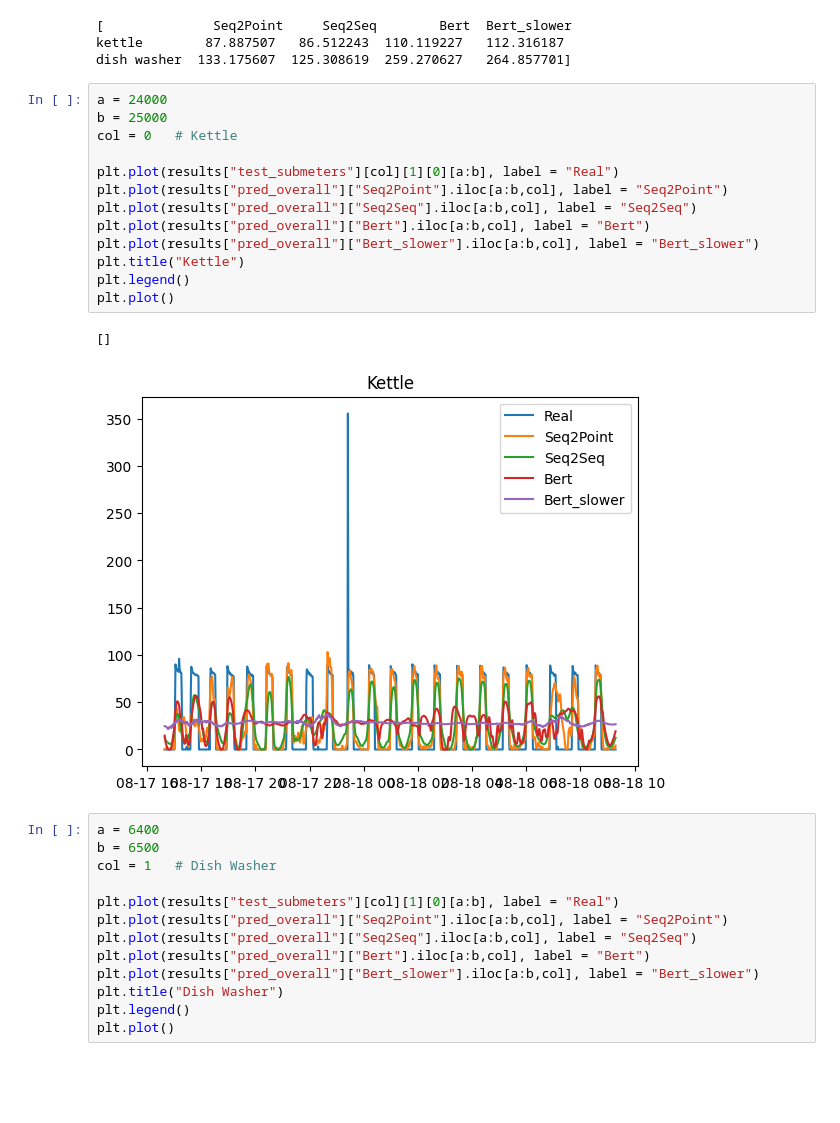
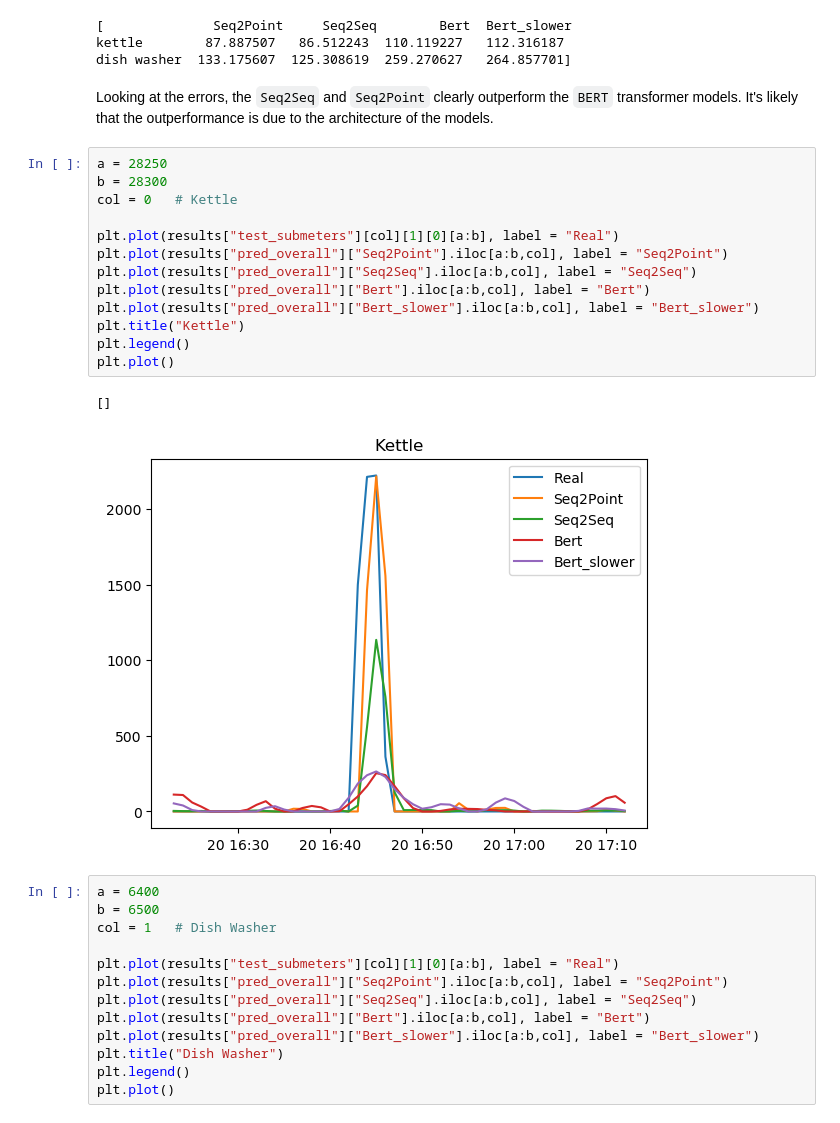
Before and after one commit to johannesgl4d0s/case_study, a Jupyter notebook: CaseStudy1_ml.ipynb, the cells around one changed output. Cells and saved outputs as stored; diff of their text form; blank space fills up the shorter version.

```diff
--- a/CaseStudy1_ml.ipynb
+++ b/CaseStudy1_ml.ipynb
@@ -1190,22 +1196,24 @@ print(results["errors"])
 [              Seq2Point     Seq2Seq        Bert  Bert_slower
 kettle        87.887507   86.512243  110.119227   112.316187
 dish washer  133.175607  125.308619  259.270627   264.857701]
+# %% [markdown]
+Looking at the errors, the `Seq2Seq` and `Seq2Point` clearly outperform the `BERT` transformer models. It's likely that the outperformance is due to the architecture of the models.
 # %%
-a = 24000
-b = 25000
+a = 28250
+b = 28300
 col = 0   # Kettle
 
 plt.plot(results["test_submeters"][col][1][0][a:b], label = "Real")
 plt.plot(results["pred_overall"]["Seq2Point"].iloc[a:b,col], label = "Seq2Point")
 plt.plot(results["pred_overall"]["Seq2Seq"].iloc[a:b,col], label = "Seq2Seq")
 plt.plot(results["pred_overall"]["Bert"].iloc[a:b,col], label = "Bert")
 plt.plot(results["pred_overall"]["Bert_slower"].iloc[a:b,col], label = "Bert_slower")
 plt.title("Kettle")
 plt.legend()
 plt.plot()
 # %% [output]
 []
-[figure, old version]
+[figure, new version]
 # %%
 a = 6400
 b = 6500
```
Also changed, not shown: parts of 15 cells of this notebook.
